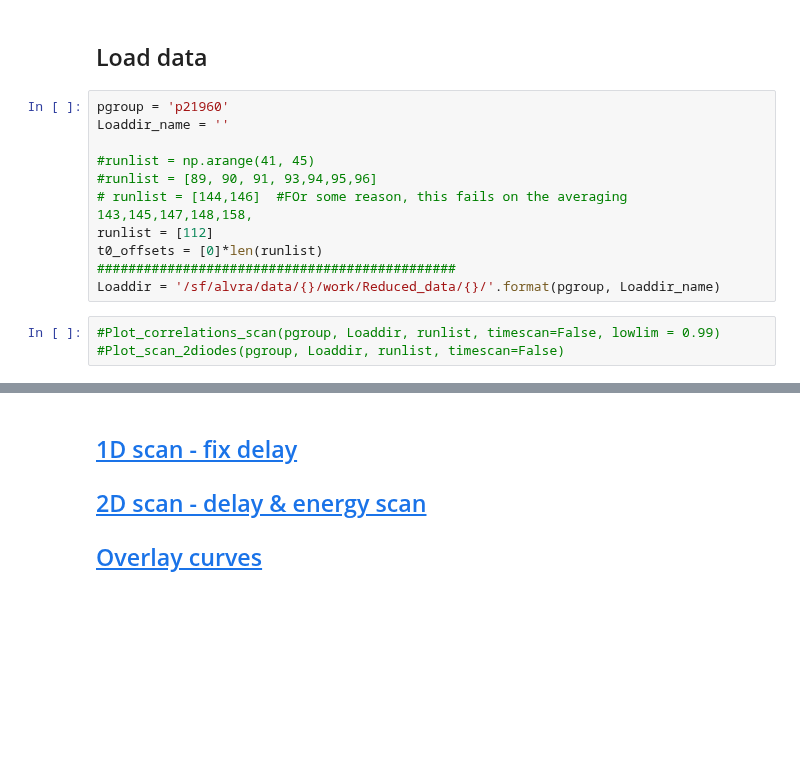
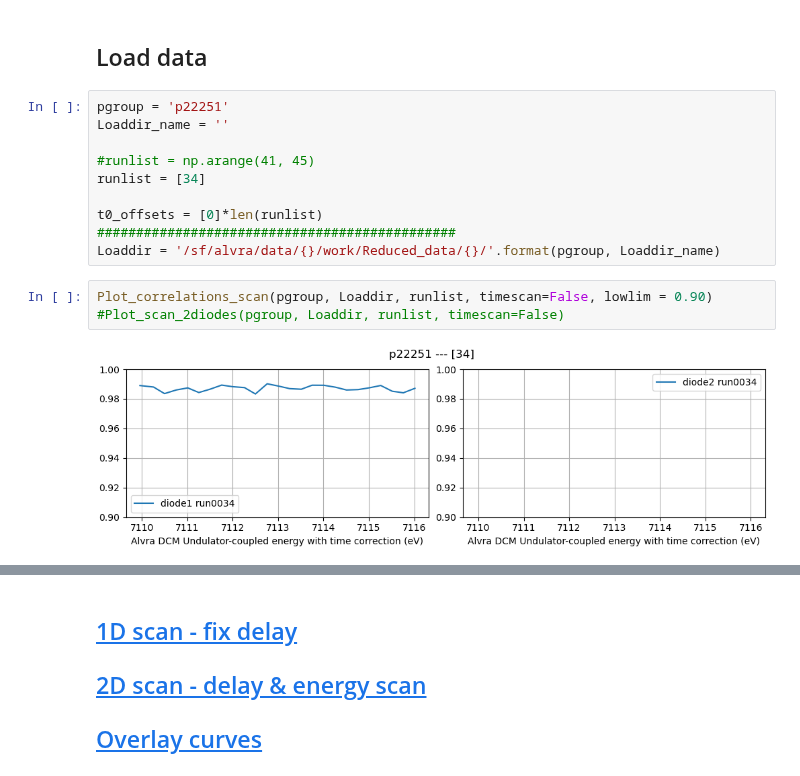
Before and after one commit to paulscherrerinstitute/alvra_beamline_scripts, a Jupyter notebook: Plotting_XANES.ipynb, the cells around one changed output, grey strips where cells are left out. Cells and saved outputs as stored; diff of their text form; blank space fills up the shorter version.

```diff
--- a/Plotting_XANES.ipynb
+++ b/Plotting_XANES.ipynb
@@ -17,17 +17,18 @@ warnings.filterwarnings('ignore')
 <a id='averaged_XAS'></a>
 ## Load data
 # %%
-pgroup = 'p21960'
+pgroup = 'p22251'
 Loaddir_name = ''
 
 #runlist = np.arange(41, 45)
-#runlist = [89, 90, 91, 93,94,95,96]
-# runlist = [144,146]  #FOr some reason, this fails on the averaging 143,145,147,148,158,
-runlist = [112]
+runlist = [34]
+
 t0_offsets = [0]*len(runlist)
 ##############################################
 Loaddir = '/sf/alvra/data/{}/work/Reduced_data/{}/'.format(pgroup, Loaddir_name)
 # %%
-#Plot_correlations_scan(pgroup, Loaddir, runlist, timescan=False, lowlim = 0.99)
+Plot_correlations_scan(pgroup, Loaddir, runlist, timescan=False, lowlim = 0.90)
 #Plot_scan_2diodes(pgroup, Loaddir, runlist, timescan=False)
+# %% [output]
+[figure, added]
 # %%
```
Also changed, not shown: parts of 3 cells of this notebook, 9 other files.
